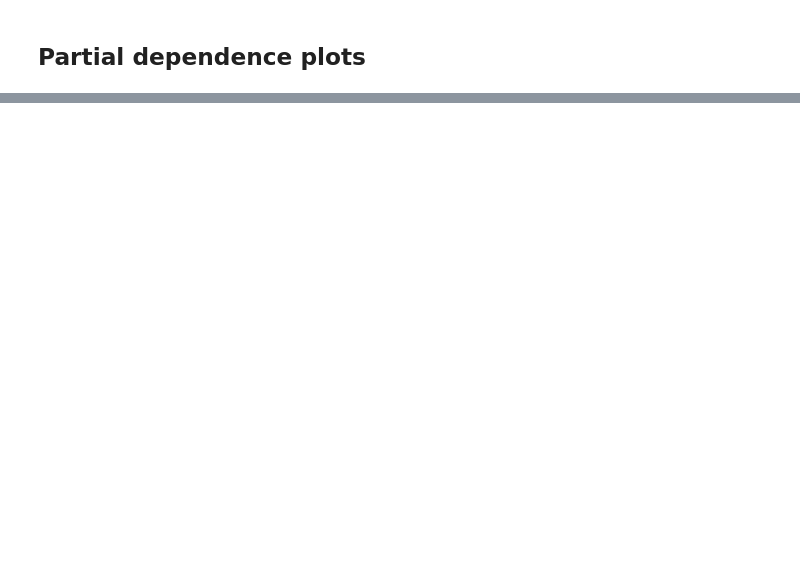
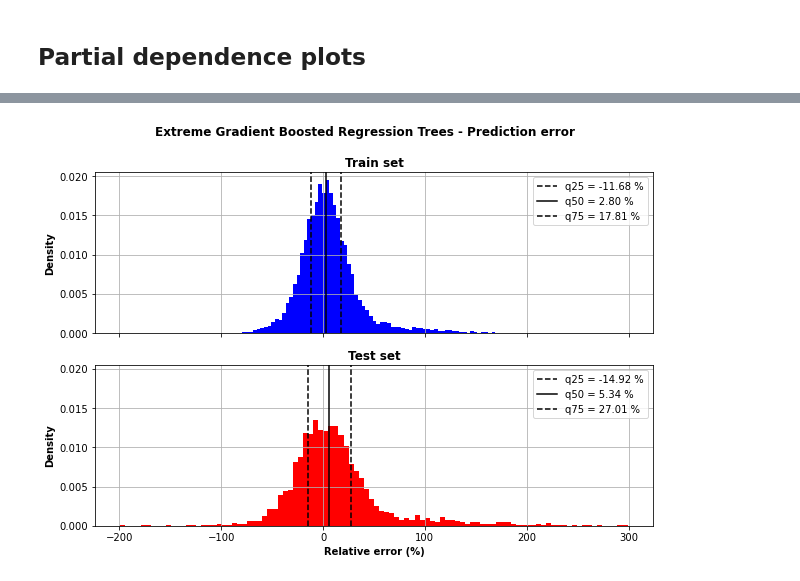
Before and after one commit to SandroAlex/phd, a Jupyter notebook: notebooks/modelling/ndvi_trends_gbrt_xgboost.ipynb, the cells around one changed output, grey strips where cells are left out. Saved outputs shown, nothing was run; the diff lists cells and outputs as text; code cells hidden in the pictures; blank space fills up the shorter version.

```diff
--- a/notebooks/modelling/ndvi_trends_gbrt_xgboost.ipynb
+++ b/notebooks/modelling/ndvi_trends_gbrt_xgboost.ipynb
@@ -807,0 +914,43 @@ Wall time: 29 s
+# %%
+# Train error as pandas DataFrame object.
+num = (df_y_train.ndvi_slope.values - final_model.predict(df_x_train))
+den = df_y_train.ndvi_slope.values
+error_train = 100 * np.divide(num, den, out=np.nan * np.ones_like(den), where=den!=0)
+
+# Train error as pandas DataFrame object.
+num = (df_y_test.ndvi_slope.values - final_model.predict(df_x_test))
+den = df_y_test.ndvi_slope.values
+error_test = 100 * np.divide(num, den, out=np.nan * np.ones_like(den), where=den!=0)
+
+# Quantiles.
+error_train = error_train[~np.isnan(error_train)]
+error_test = error_test[~np.isnan(error_test)]
+q25_train, q50_train, q75_train = np.quantile(error_train, q=[0.25, 0.50, 0.75])
+q25_test, q50_test, q75_test = np.quantile(error_test, q=[0.25, 0.50, 0.75])
+
+# Make figure.
+fig, axes = plt.subplots(2, 1, figsize=(10, 6.5), sharex=True, sharey=True)
+axes = axes.flatten()
+axes[0].hist(error_train, bins=100, density=True, color="blue")
+axes[1].hist(error_test, bins=100, density=True, color="red")
+axes[0].axvline(x=q25_train, ls="--", color="black", label=str("q25 = %.2f %%" %(q25_train)))
+axes[0].axvline(x=q50_train, ls="-", color="black", label=str("q50 = %.2f %%" %(q50_train)))
+axes[0].axvline(x=q75_train, ls="--", color="black", label=str("q75 = %.2f %%" %(q75_train)))
+axes[1].axvline(x=q25_test, ls="--", color="black", label=str("q25 = %.2f %%" %(q25_test)))
+axes[1].axvline(x=q50_test, ls="-", color="black", label=str("q50 = %.2f %%" %(q50_test)))
+axes[1].axvline(x=q75_test, ls="--", color="black", label=str("q75 = %.2f %%" %(q75_test)))
+axes[1].set_xlabel("Relative error (%)", weight="bold")
+axes[0].set_ylabel("Density", weight="bold")
+axes[1].set_ylabel("Density", weight="bold")
+axes[0].set_title("Train set", weight="bold")
+axes[1].set_title("Test set", weight="bold")
+axes[0].grid()
+axes[1].grid()
+axes[0].legend()
+axes[1].legend()
+_ = fig.suptitle(
+    "Extreme Gradient Boosted Regression Trees - Prediction error",
+    weight="bold"
+)
+# %% [output]
+[figure, added]
```
Also changed, not shown: parts of 21 cells of this notebook.
